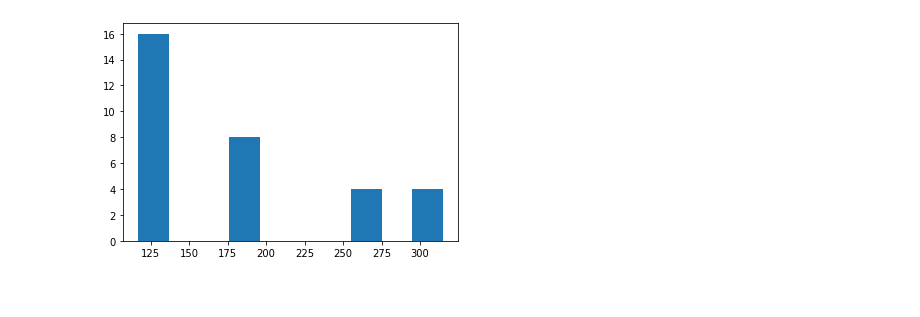
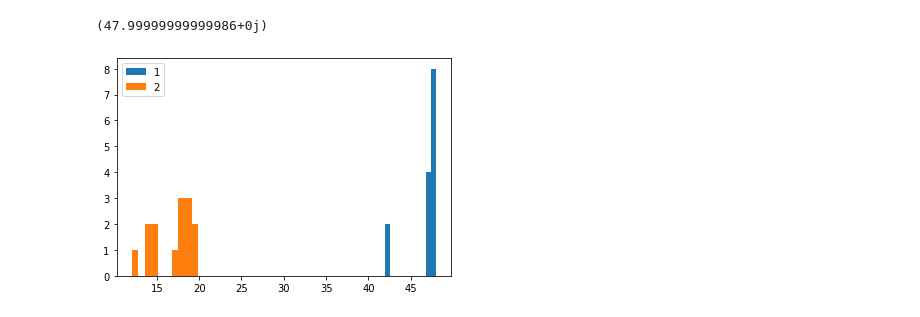
Before and after one commit to YPFoerster/pattern_walker, a Jupyter notebook: demonstrator.ipynb, the cells around one changed output. Drawn from its saved outputs; the diff is of its cells as text; code cells hidden in the pictures.

```diff
--- a/demonstrator.ipynb
+++ b/demonstrator.ipynb
@@ -70,7 +80,19 @@ Number of duplicate strings/Number of strings: 3 / 63
-# %%
-_=plt.hist(mfpts.values())
-# %% [output]
-[figure, removed]
+# %%
+mfpts={}
+for branch in G.hierarchy_backup.successors(G.root):
+    mfpts[branch]=utils.mfpt(G,[(root,b) for b in nx.descendants(G.hierarchy_backup,branch)],'prob')
+    #print(branch)
+    #print(mfpts[branch].keys())
+print(utils.mfpt(G,[(root,G.target_node)],'prob'))
+# %% [output]
+(47.99999999999986+0j)
+# %%
+for branch in G.hierarchy_backup.successors(G.root):
+    _=plt.hist(mfpts[branch].values(),label=str(branch))
+plt.legend(loc='best')
+plt.show()
+# %% [output]
+[figure, added]
 # %%
 mfpts=[]
 down_c=[]
```
Also changed, not shown: parts of 7 cells of this notebook, 13 other files.
